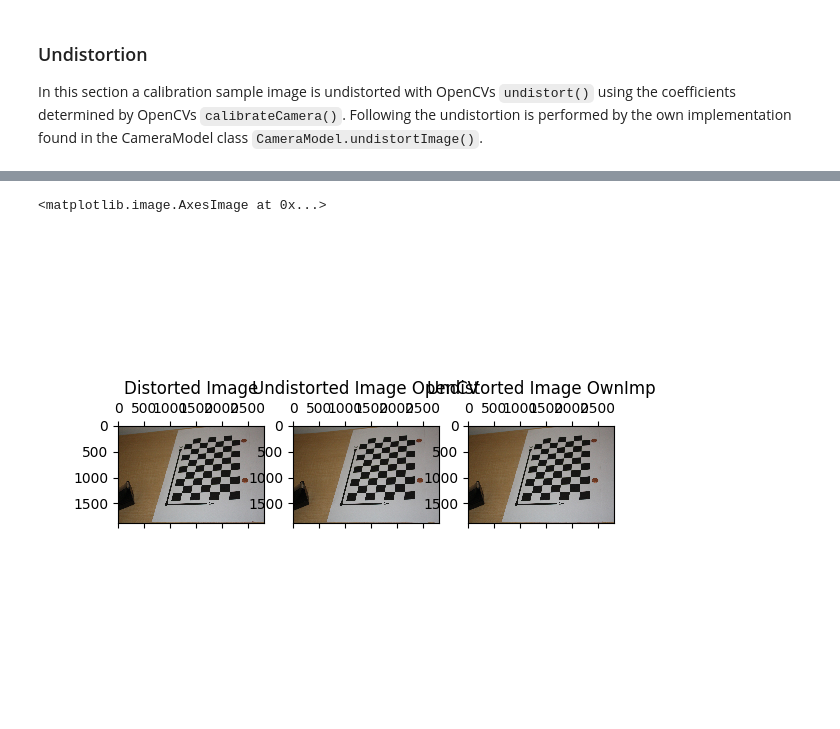
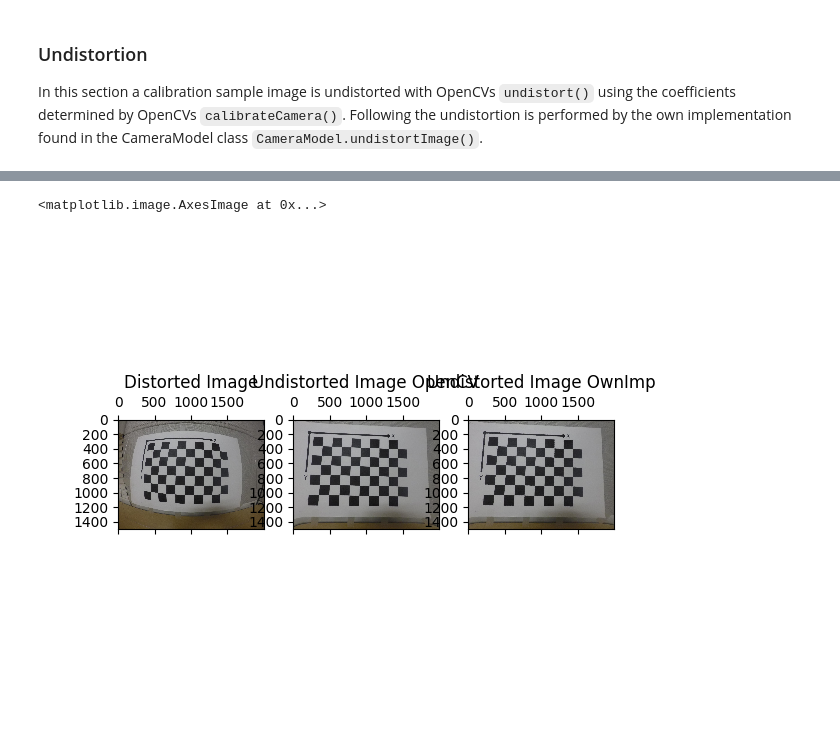
Before and after one commit to samihamza01/ComputerVisionSeminar_CameraCalibration, a Jupyter notebook: src/calibration_comparison.ipynb, the cells around one changed output, grey strips where cells are left out. Cells and saved outputs as stored; diff of their text form; code cells hidden in the pictures.

```diff
--- a/src/calibration_comparison.ipynb
+++ b/src/calibration_comparison.ipynb
@@ -33,9 +33,9 @@ objp[:,:2] = np.mgrid[0:9,0:6].T.reshape(-1,2)*SQUARE_SIZE
 # Arrays to store object points and image points from all the images.
 objpoints = [] # 3d point in real world space
 imgpoints = [] # 2d points in image plane.
-images = os.listdir("C:/Program Files/MATLAB/R2022b/toolbox/vision/visiondata/calibration/slr")
-for fname in images:
-	img = cv.imread("C:/Program Files/MATLAB/R2022b/toolbox/vision/visiondata/calibration/slr/"+fname)
+images = os.listdir("C:/Program Files/MATLAB/R2022b/toolbox/vision/visiondata/calibration/gopro/")
+for imageIdx, fname in enumerate(images):
+	img = cv.imread("C:/Program Files/MATLAB/R2022b/toolbox/vision/visiondata/calibration/gopro/"+fname)
 	gray = cv.cvtColor(img, cv.COLOR_BGR2GRAY)
 	# Find the chess board corners
 	ret, corners = cv.findChessboardCorners(gray, (9,6), None)
@@ -49,6 +49,8 @@ for fname in images:
 		img = cv.resize(img,(int(img.shape[1]*0.4),int(img.shape[0]*0.4)))
 		#cv.imshow('img', img)
 		#cv.waitKey(0)
+		if imageIdx == 8:
+			break
 cv.destroyAllWindows()
 # %% [markdown]
 ## Comparsion
@@ -245,7 +268,7 @@ OwnImpl:        k1=-0.014719700665085978, k2=-0.31867248019756267, k3=3.61101194
 ### Undistortion
 In this section a calibration sample image is undistorted with OpenCVs `undistort()` using the coefficients determined by OpenCVs `calibrateCamera()`. Following the undistortion is performed by the own implementation found in the CameraModel class `CameraModel.undistortImage()`.
 # %%
-img = cv.imread("C:/Program Files/MATLAB/R2022b/toolbox/vision/visiondata/calibration/slr/"+images[8])
+img = cv.imread("C:/Program Files/MATLAB/R2022b/toolbox/vision/visiondata/calibration/gopro/"+images[0])
 img = cv.cvtColor(img, cv.COLOR_BGR2RGB)
 
 print("Starting undistortion with OpenCV:")
@@ -256,6 +279,7 @@ print(f"Undistortion took {stopTime-startTime} s.\n")
 
 print("Starting undistortion with own implementation:")
 startTime = time.time()
+cam.load_cam_from_json("test.json")
 undist_img = cam.undistort_image(img)
 stopTime = time.time()
 print(f"Undistortion took {stopTime-startTime} s.\n")
@@ -279,2 +303,2 @@ Undistortion took 38.20175385475159 s.
 <matplotlib.image.AxesImage at 0x...>
-[figure, old version]
+[figure, new version]
```
Also changed, not shown: parts of 4 cells of this notebook, 2 other files.
